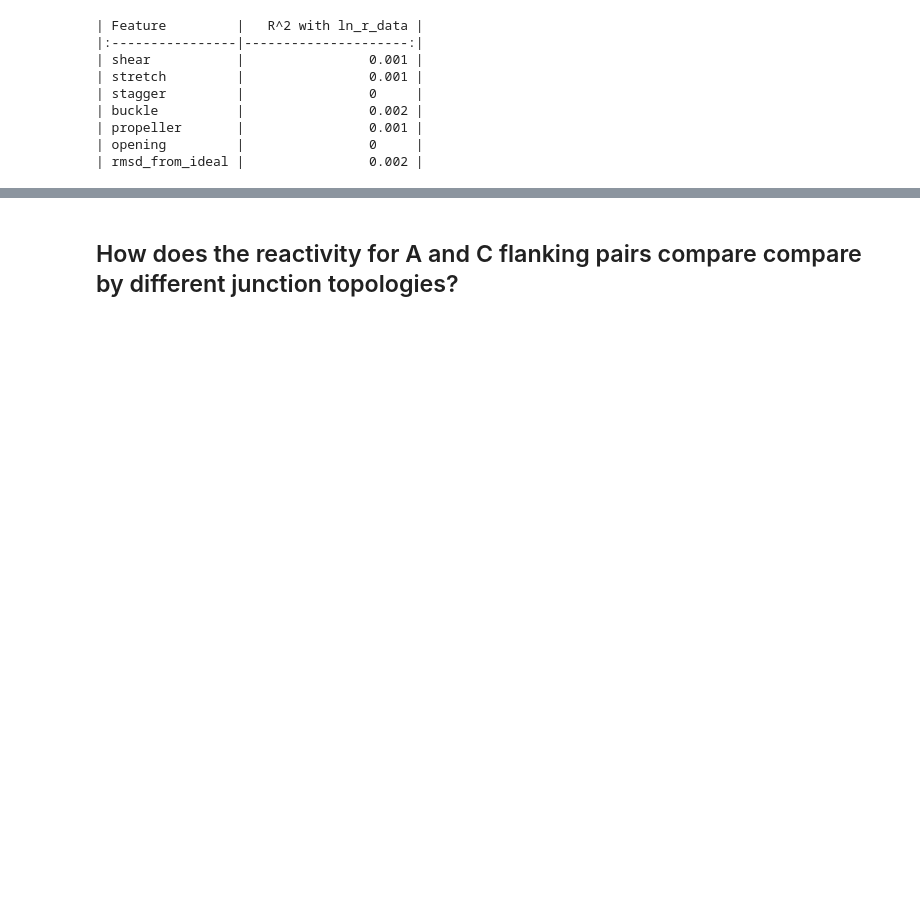
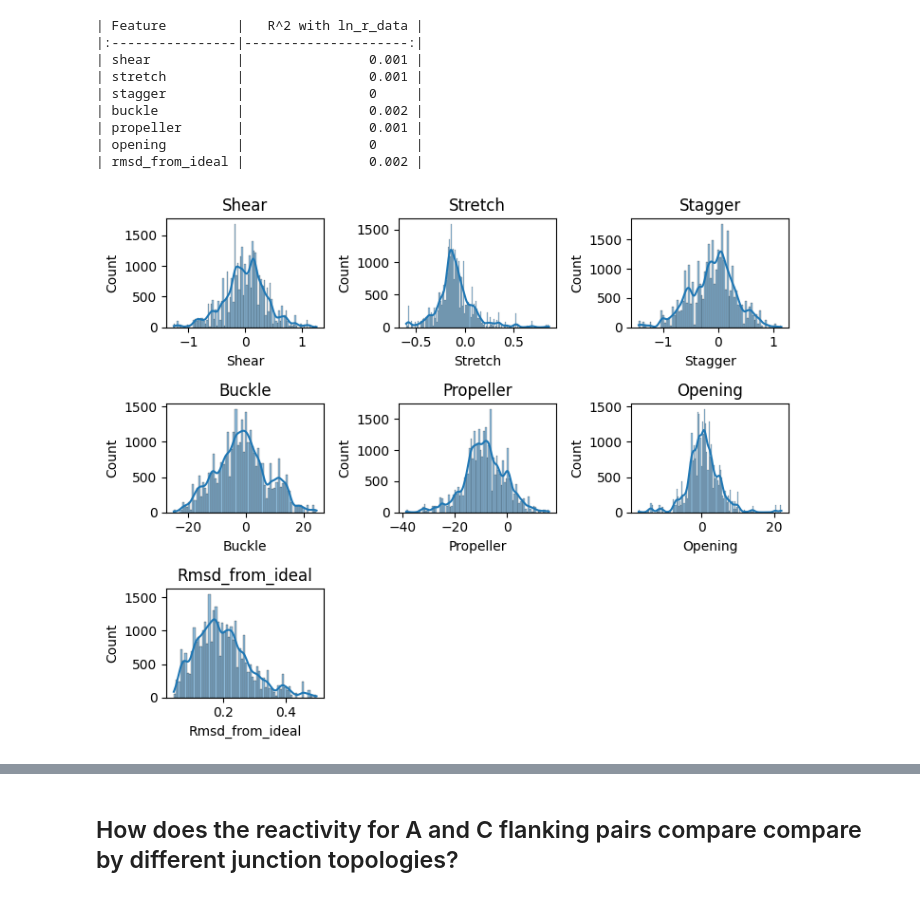
Before and after one commit to YesselmanLabPublications/2025_char_3d_struct_features, a Jupyter notebook: notebooks/reactive_helices.ipynb, the cells around one changed output, grey strips where cells are left out. Drawn from its saved outputs; the diff is of its cells as text; code cells hidden in the pictures; blank space fills up the shorter version.

Commit message:
refactoring code and centralizing plotting functions

```diff
--- a/notebooks/reactive_helices.ipynb
+++ b/notebooks/reactive_helices.ipynb
@@ -27,9 +27,7 @@ from dms_3d_features.plotting import (
 # %%
 DATA_PATH = "../data"
 # %%
-df_constructs = pd.read_json(
-    f"{DATA_PATH}/raw-jsons/constructs/pdb_library_1_combined.json"
-)
+df_constructs = pd.read_json(f"{DATA_PATH}/raw-jsons/constructs/pdb_library_1.json")
 df_constructs_nomod = pd.read_json(
     f"{DATA_PATH}/raw-jsons/constructs/pdb_library_nomod.json"
 )
@@ -48,7 +46,7 @@ df_wc_high.sort_values("ln_r_data", inplace=True, ascending=False)
 # At the moment only look at flanking pairs
 df_bp_details = pd.read_csv(f"../dms_3d_features/resources/csvs/wc_details.csv")
 df_bp_details = df_bp_details.query("flanking_pairs == 'YES'")
-df_bp_details["ln_r_data"] = np.log(df["r_data"])
+df_bp_details["ln_r_data"] = np.log(df_bp_details["r_data"])
 # %% [markdown]
 # plotting and analysis
 # %% [markdown]
@@ -241,3 +241,41 @@ print_feature_correlations(df_bp_details_sub)
 | propeller       |                0.001 |
 | opening         |                0     |
 | rmsd_from_ideal |                0.002 |
+# %%
+def plot_feature_histograms(df, feature_columns):
+    n_features = len(feature_columns)
+    n_cols = 3
+    n_rows = (n_features + n_cols - 1) // n_cols
+
+    fig, axes = plt.subplots(n_rows, n_cols, figsize=(7.5, 2.0 * n_rows))
+    for idx, feature in enumerate(feature_columns):
+        row = idx // n_cols
+        col = idx % n_cols
+        ax = axes[row, col] if n_rows > 1 else axes[col]
+
+        sns.histplot(data=df, x=feature, kde=True, ax=ax)
+        ax.set_title(feature.capitalize())
+        ax.set_xlabel(feature.capitalize())
+        ax.set_ylabel("Count")
+
+    # Remove any unused subplots
+    for idx in range(n_features, n_rows * n_cols):
+        row = idx // n_cols
+        col = idx % n_cols
+        fig.delaxes(axes[row, col] if n_rows > 1 else axes[col])
+
+
+feature_columns = [
+    "shear",
+    "stretch",
+    "stagger",
+    "buckle",
+    "propeller",
+    "opening",
+    "rmsd_from_ideal",
+]
+# Plot histograms for all base pairs
+plot_feature_histograms(df_bp_details, feature_columns)
+plt.tight_layout()
+# %% [output]
+[figure, added]
```
Also changed, not shown: parts of 36 cells of this notebook, 6 other files.
